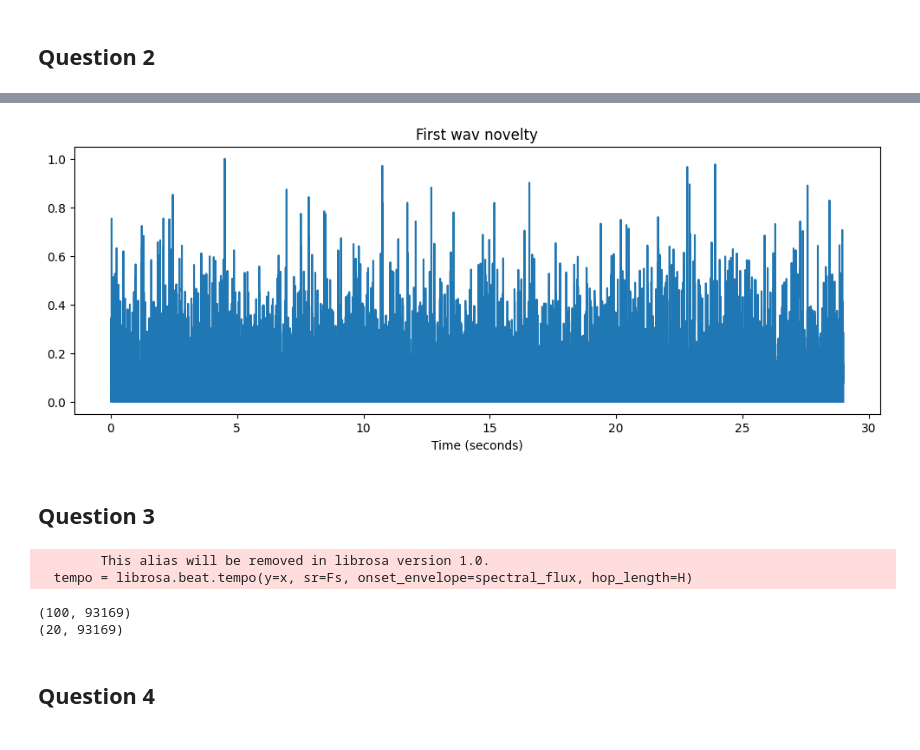
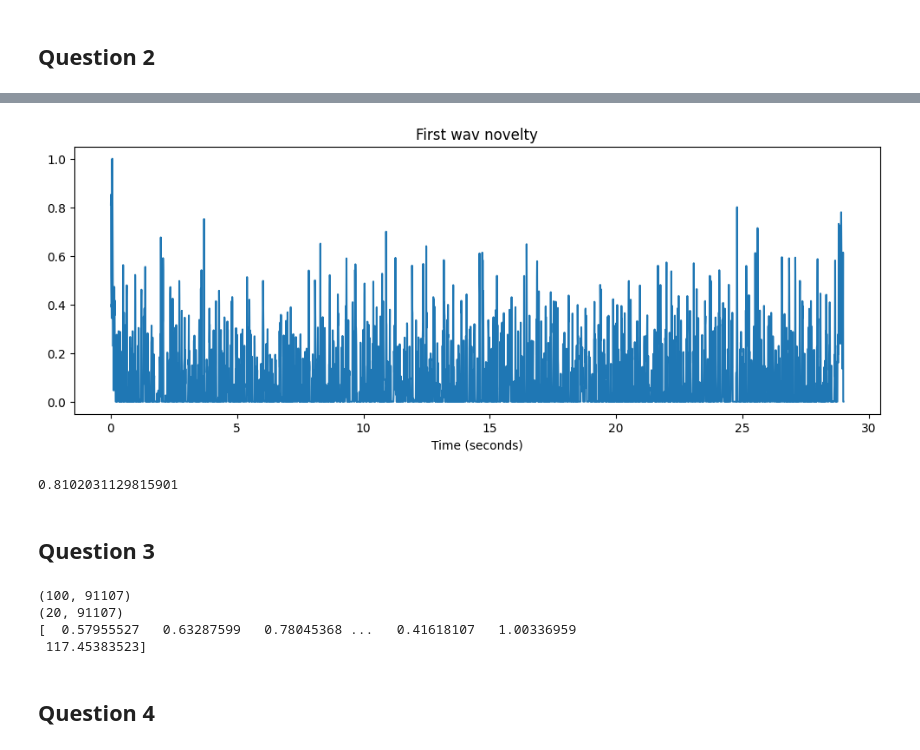
Before and after one commit to FranciscoMessina00/HomeworkCMRM2023, a Jupyter notebook: Homework_1.ipynb, the cells around one changed output, grey strips where cells are left out. Drawn from its saved outputs; the diff is of its cells as text; code cells hidden in the pictures.

```diff
--- a/Homework_1.ipynb
+++ b/Homework_1.ipynb
@@ -60,23 +60,23 @@ n_samples = 29 * Fs # duration in samples
 
 # Define downsampling factors
 sub_train = 10
-sub_test = 50
+sub_test = 52
 
 # Extract classes
 genre_names = ['pop', 'metal', 'classical', 'rock', 'blues', 'jazz', 'hiphop', 'reggae', 'disco', 'country']
 
 # Indexes
 i_train = np.arange(0, len(ds),sub_train)
-i_test = np.arange(0, len(ds),sub_test)
+i_test = np.arange(11, len(ds),sub_test)
 
 genre_train = ds.genre[0:len(ds):sub_train].data()['text']
-genre_test = ds.genre[10:len(ds):sub_test].data()['text']
+genre_test = ds.genre[11:len(ds):sub_test].data()['text']
 print(np.shape(genre_train))
 print(np.shape(genre_test))
 
 audio_train_list = []
 # Extract training set
-for i in tqdm(i_train):
+for i in tqdm(i_train, desc='Extracting training set'):
   audio_train_list.append(ds.audio[int(i)].numpy()[:n_samples])
 
 audio_train = np.squeeze(np.array(audio_train_list))
@@ -85,7 +85,7 @@ print(np.shape(audio_train))
 # Extract test set
 audio_test_list = []
 # Extract training set
-for i in tqdm(i_test):
+for i in tqdm(i_test, desc='Extracting testing set'):
   audio_test_list.append(ds.audio[int(i)].numpy()[:n_samples])
 
 audio_test = np.squeeze(np.array(audio_test_list))
@@ -194,7 +196,8 @@ def compute_phase_novelty(x, Fs=1, N=1024, H=64, M=40, norm=True, plot=False):
     """
 
     # Compute the STFT
-    X = librosa.stft(x, n_fft=N, hop_length=H, win_length=N, window='hann')
+    #X = librosa.stft(x, n_fft=N, hop_length=H, win_length=N, window='hann')
+    X = stft_basic(x, w= np.hanning(N), H=H)
     # Compute the novelty rate
     Fs_nov = Fs/H
 
@@ -215,7 +218,7 @@ def compute_phase_novelty(x, Fs=1, N=1024, H=64, M=40, norm=True, plot=False):
       nov = nov - local_average
 
     nov[nov < 0] = 0
-    # nov = np.concatenate((nov, np.array([0, 0])))
+    nov = np.concatenate((nov, np.array([0, 0])))
     # Normalization
     if norm:
       max_value = np.max(nov)
@@ -232,12 +235,30 @@ def compute_phase_novelty(x, Fs=1, N=1024, H=64, M=40, norm=True, plot=False):
       plt.show()
 
     return nov, Fs_nov
+
+def stft_basic(x, w, H=8):
+    N = len(w)
+    L = len(x)
+    M = np.floor((L - N) / H).astype(int)
+
+    X = np.zeros((N, M + 1), dtype='complex')
+
+    for m in range(M+1):
+        x_win = x[m*H:m*H + N] * w
+        X_win = np.fft.fft(x_win)
+        X[:, m] = X_win
+
+    K = (N+1) // 2
+    X = X[:K, :]
+    return X
 # %%
 # Test the novelty function on the first wav in the train set
 # The hop size cna change the sensitivity on phase changes
-nov, Fs_nov = compute_phase_novelty(audio_train[0], Fs=22050, N=2048, H=32, M=40, norm=True, plot=True)
+nov, Fs_nov = compute_phase_novelty(audio_train[0], Fs=22050, N=2048, H=128, M=40, norm=True, plot=True)
+print(nov[0])
 # %% [output]
-[figure, old version]
+[figure, new version]
+0.8102031129815901
 # %% [markdown]
 ## Question 3
 # %%
@@ -285,23 +306,23 @@ N = 2048
 H = 128
 
 train_fvector = []
-for x in tqdm(audio_train):
+for x in tqdm(audio_train, desc='Training vector'):
   train_fvector.append(compute_feature_vector(x, Fs, N=N, H=H))
 
 
 test_fvector = []
-for x in tqdm(audio_test):
+for x in tqdm(audio_test, desc='Test vector'):
   test_fvector.append(compute_feature_vector(x, Fs, N=N, H=H))
-# %% [output]
-        This alias will be removed in librosa version 1.0.
-  tempo = librosa.beat.tempo(y=x, sr=Fs, onset_envelope=spectral_flux, hop_length=H)
 # %%
 # Check train_fvector and genre_train shapes
 print(np.shape(train_fvector))
 print(np.shape(test_fvector))
+print(train_fvector[0])
 # %% [output]
-(100, 93169)
-(20, 93169)
+(100, 91107)
+(20, 91107)
+[  0.57955527   0.63287599   0.78045368 ...   0.41618107   1.00336959
+ 117.45383523]
 # %% [markdown]
 ## Question 4
 # %%
```
Also changed, not shown: parts of 8 cells of this notebook.
